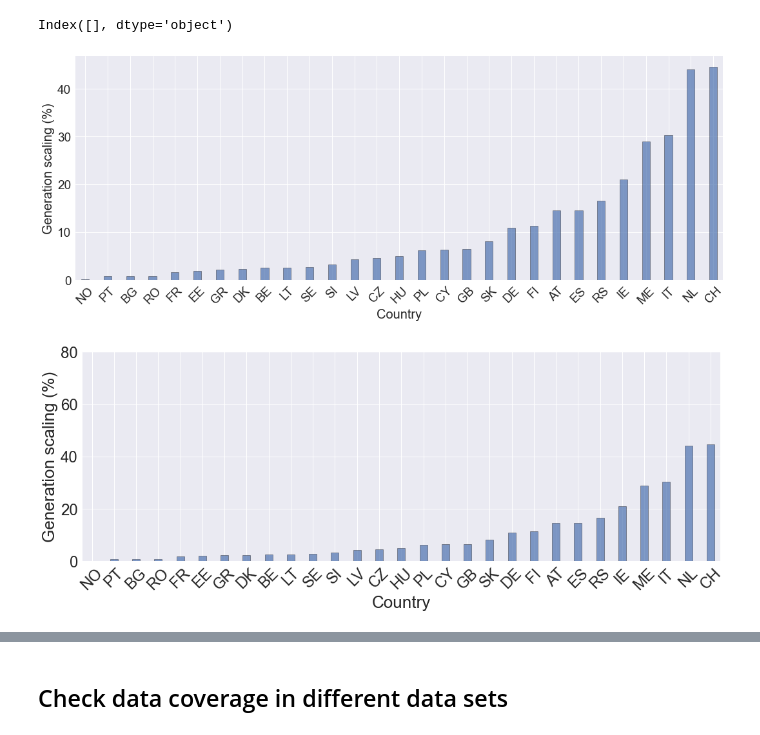
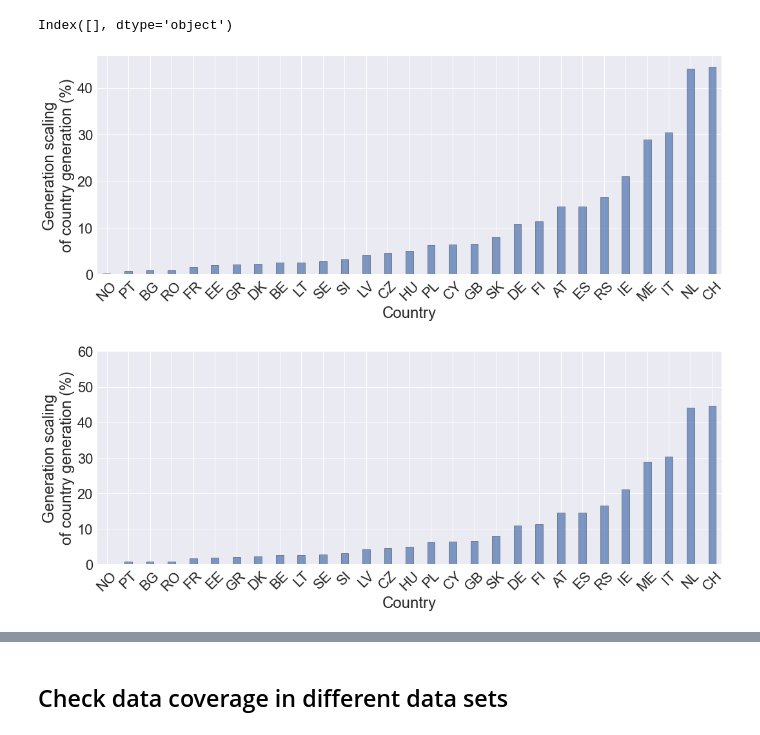
Before and after one commit to INATECH-CIG/entso-e_GenerationOutputPerType, a Jupyter notebook: Generation_per_Type.ipynb, the cells around one changed output, grey strips where cells are left out. Cells and saved outputs as stored; diff of their text form; code cells hidden in the pictures.

```diff
--- a/Generation_per_Type.ipynb
+++ b/Generation_per_Type.ipynb
@@ -1060,26 +1067,26 @@ GE_compar['diff_pro_gen_all'] = (GE_compar['ENTSO_E_Generation_scaled'] - GE_com
 # %%
 fig, ax = plt.subplots(1, 1)
 
 ax = round(GE_compar, 4).sort_values(by='diff_pro')['diff_pro'].multiply(100).plot(kind='bar',
                                                                      ylabel='Generation scaling (%)',
                                                                      linewidth=0.5,
                                                                      edgecolor='black',
                                                                      alpha=0.7,
                                                                      width=0.35,)
-ax.set_xlabel("Country" , fontsize=20)
-ax.set_ylabel("Generation scaling (%)", fontsize=20)
+ax.set_xlabel("Country" , fontsize=24)
+ax.set_ylabel("Generation scaling\nof country generation (%)", fontsize=24)
 
-ax.tick_params(axis='y',labelsize=19)
-ax.tick_params(axis='x',labelsize=19)
+ax.tick_params(axis='y',labelsize=22)
+ax.tick_params(axis='x',labelsize=22)
 
 
 ax.tick_params(axis='x', rotation=45)
 
 
 fig.tight_layout()
 pass
 # %% [output]
-[figure, old version]
+[figure, new version]
 # %%
 fig.savefig(os.path.join(output_directory_path + '/_generation_scaling.png'))
 # %%
@@ -1092,11 +1099,11 @@ ax = round(GE_compar, 4).sort_values(by='diff_pro')['diff_pro'].multiply(100).pl
                                                                      alpha=0.7,
                                                                      width=0.35,)
 
-ax.set_xlabel("Country" , fontsize=26)
-ax.set_ylabel("Generation scaling (%)", fontsize=26)
+ax.set_xlabel("Country" , fontsize=24)
+ax.set_ylabel("Generation scaling\nof country generation (%)", fontsize=24)
 
-ax.tick_params(axis='y',labelsize=24)
-ax.tick_params(axis='x',labelsize=24)
+ax.tick_params(axis='y',labelsize=22)
+ax.tick_params(axis='x',labelsize=22)
 
 
 
@@ -1104,12 +1111,12 @@ ax.tick_params(axis='x',labelsize=24)
 ax.tick_params(axis='x', rotation=45)
 
 # zoom-in / limit the view to different portions of the data
-ax.set_ylim(0, 80)  # most of the data
+ax.set_ylim(0, 60)  # most of the data
 
 fig.tight_layout()
 pass
 # %% [output]
-[figure, old version]
+[figure, new version]
 # %%
 fig.savefig(os.path.join(output_directory_path + '/_generation_scaling_zoom.png'))
 # %%
```
Also changed, not shown: parts of 6 cells of this notebook.
